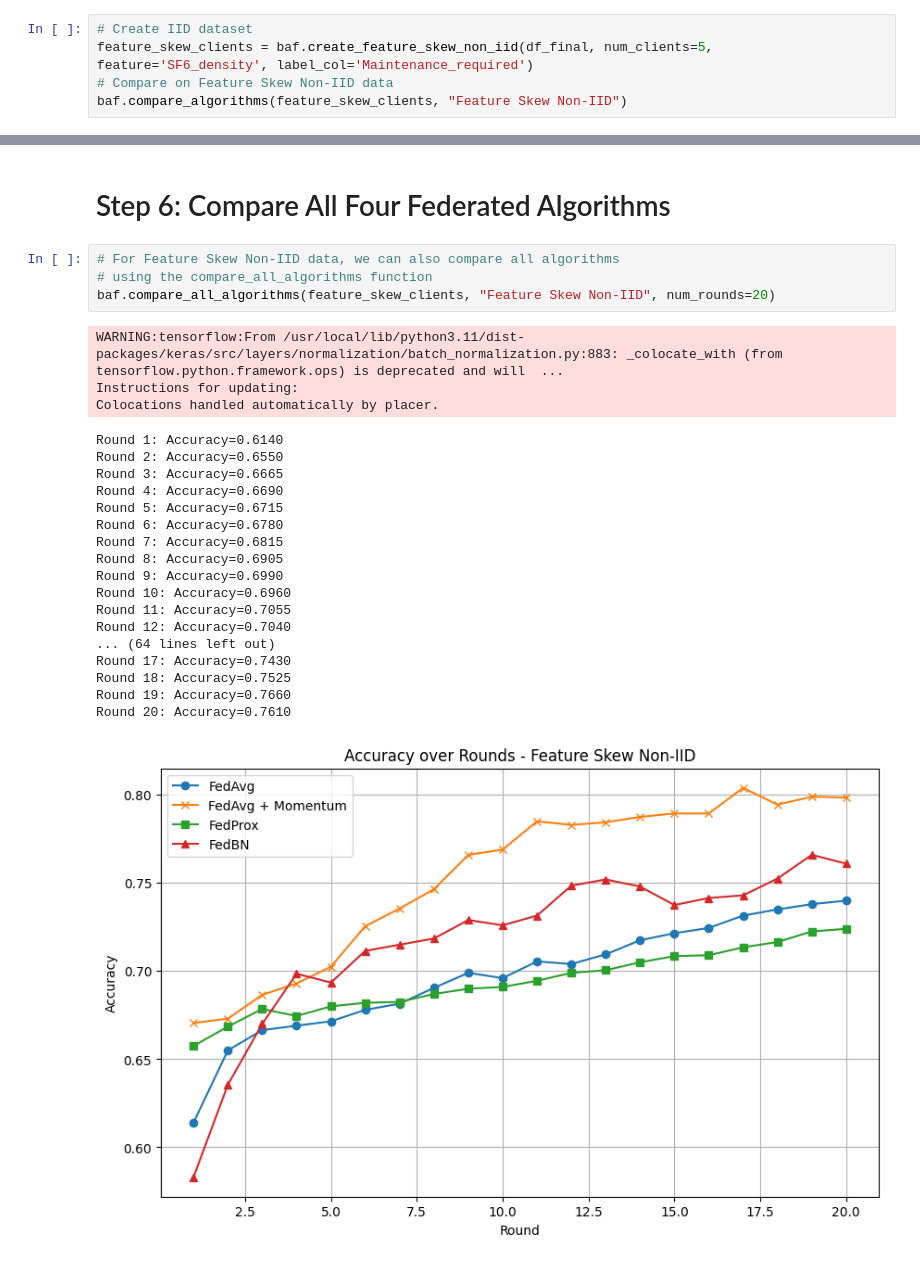
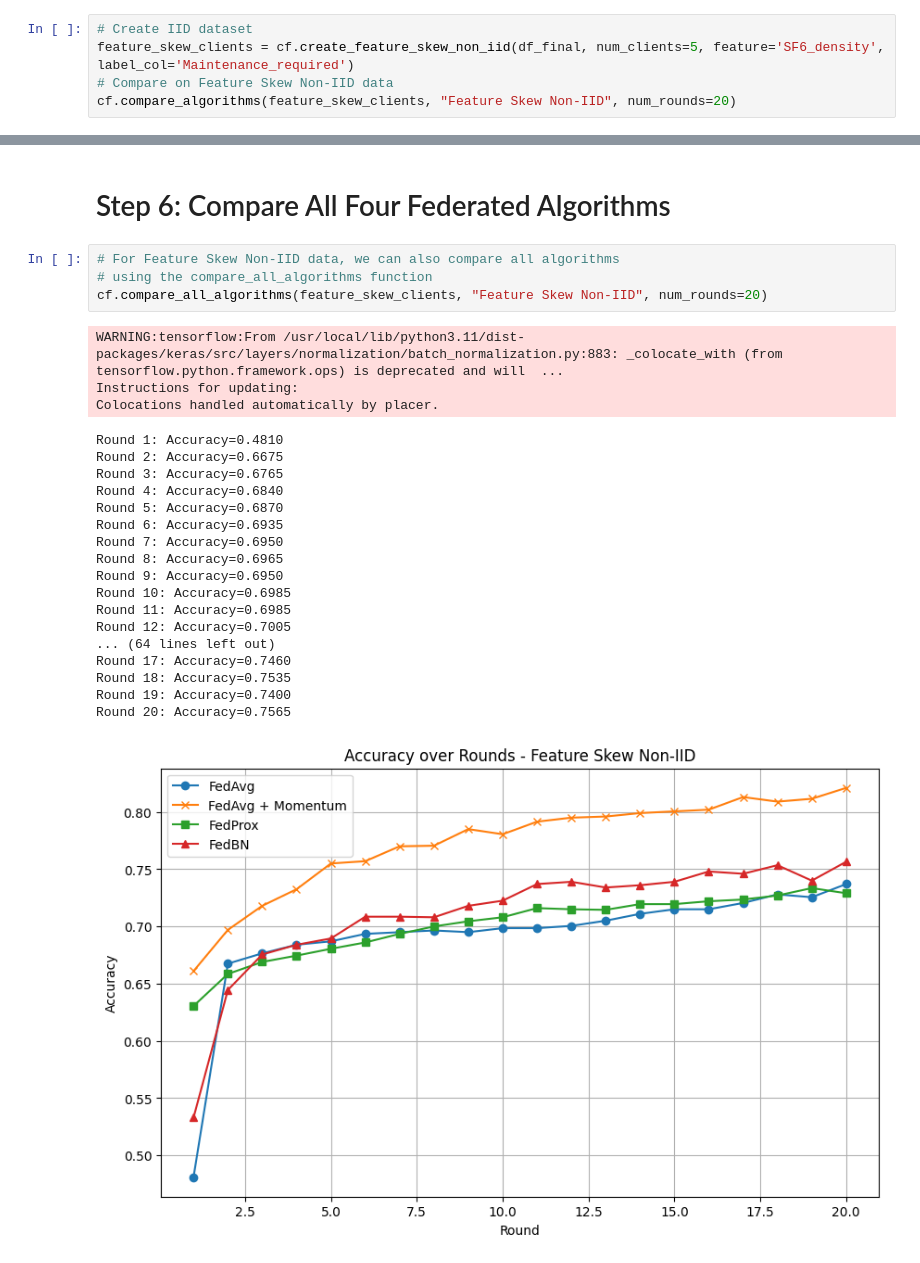
Before and after one commit to sghosh27/Federated-Learning-for-Critical-Electrical-Infrastructure-Maintenance, a Jupyter notebook: Notebooks/Federated_Learning_for_Breaker_Advanced.ipynb, the cells around one changed output, grey strips where cells are left out. Drawn from its saved outputs; the diff is of its cells as text.

```diff
--- a/Notebooks/Federated_Learning_for_Breaker_Advanced.ipynb
+++ b/Notebooks/Federated_Learning_for_Breaker_Advanced.ipynb
@@ -81,7 +81,7 @@ Round 20: Accuracy=0.7750
 # Step 5: Create Feature Skew Non-IID Client Partition and run comparisons for FedAvg and FedAvg with Momentum
 # %%
 # Create IID dataset
-feature_skew_clients = baf.create_feature_skew_non_iid(df_final, num_clients=5, feature='SF6_density', label_col='Maintenance_required')
+feature_skew_clients = cf.create_feature_skew_non_iid(df_final, num_clients=5, feature='SF6_density', label_col='Maintenance_required')
 # Compare on Feature Skew Non-IID data
-baf.compare_algorithms(feature_skew_clients, "Feature Skew Non-IID")
+cf.compare_algorithms(feature_skew_clients, "Feature Skew Non-IID", num_rounds=20)
 # %% [output]
@@ -108,26 +108,26 @@ Round 20: Accuracy=0.8080
 # %%
 # For Feature Skew Non-IID data, we can also compare all algorithms
 # using the compare_all_algorithms function
-baf.compare_all_algorithms(feature_skew_clients, "Feature Skew Non-IID", num_rounds=20)
+cf.compare_all_algorithms(feature_skew_clients, "Feature Skew Non-IID", num_rounds=20)
 # %% [output]
 WARNING:tensorflow:From /usr/local/lib/python3.11/dist-packages/keras/src/layers/normalization/batch_normalization.py:883: _colocate_with (from tensorflow.python.framework.ops) is deprecated and will  ...
 Instructions for updating:
 Colocations handled automatically by placer.
-Round 1: Accuracy=0.6140
-Round 2: Accuracy=0.6550
-Round 3: Accuracy=0.6665
-Round 4: Accuracy=0.6690
-Round 5: Accuracy=0.6715
-Round 6: Accuracy=0.6780
-Round 7: Accuracy=0.6815
-Round 8: Accuracy=0.6905
-Round 9: Accuracy=0.6990
-Round 10: Accuracy=0.6960
-Round 11: Accuracy=0.7055
-Round 12: Accuracy=0.7040
+Round 1: Accuracy=0.4810
+Round 2: Accuracy=0.6675
+Round 3: Accuracy=0.6765
+Round 4: Accuracy=0.6840
+Round 5: Accuracy=0.6870
+Round 6: Accuracy=0.6935
+Round 7: Accuracy=0.6950
+Round 8: Accuracy=0.6965
+Round 9: Accuracy=0.6950
+Round 10: Accuracy=0.6985
+Round 11: Accuracy=0.6985
+Round 12: Accuracy=0.7005
 ... (64 lines left out)
-Round 17: Accuracy=0.7430
-Round 18: Accuracy=0.7525
-Round 19: Accuracy=0.7660
-Round 20: Accuracy=0.7610
+Round 17: Accuracy=0.7460
+Round 18: Accuracy=0.7535
+Round 19: Accuracy=0.7400
+Round 20: Accuracy=0.7565
-[figure, old version]
+[figure, new version]
```
Also changed, not shown: parts of 5 cells of this notebook, 1 other file.
